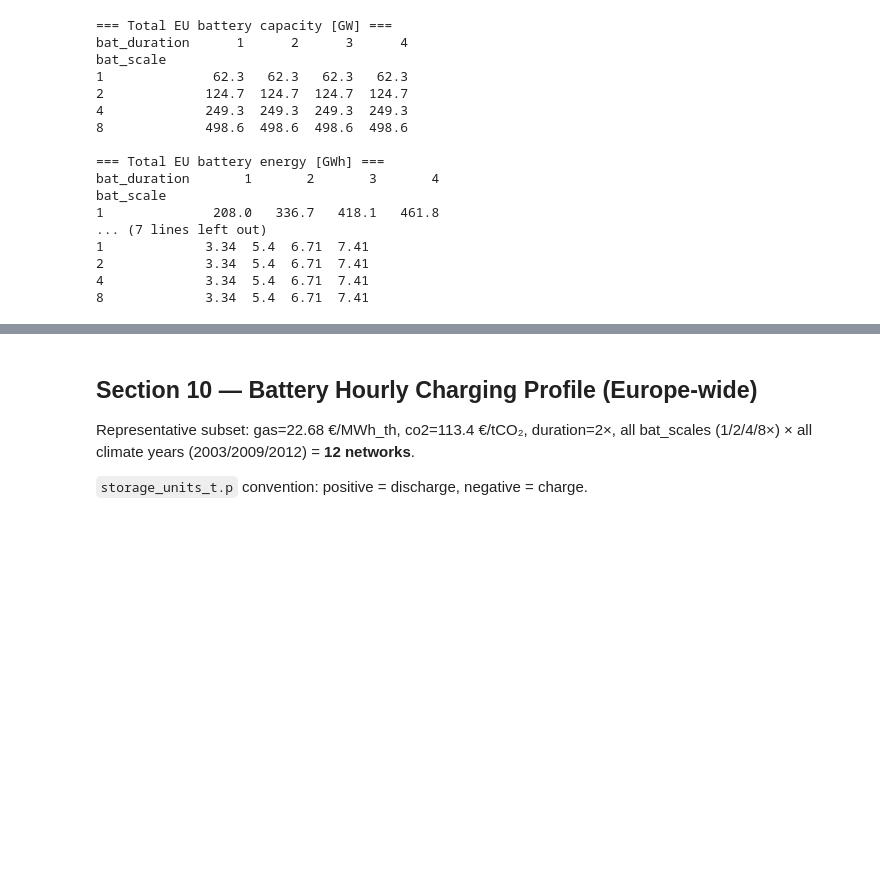
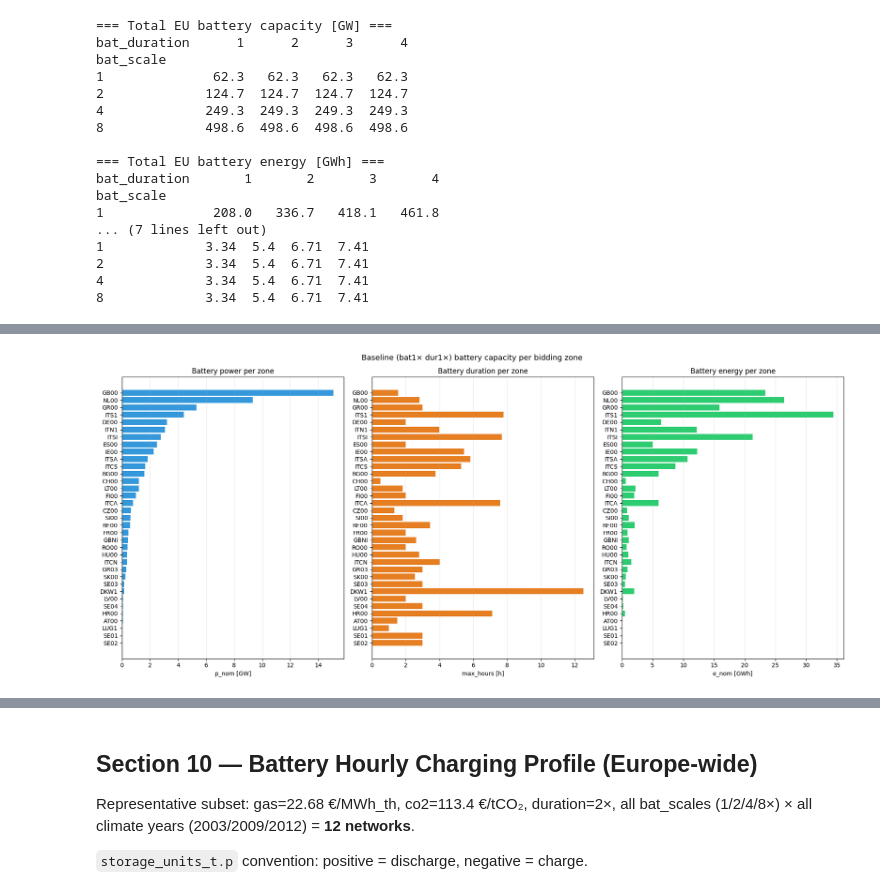
Before and after one commit to mizitean/tuke-thesis, a Jupyter notebook: scenario_analysis/battery_arbitrage_analysis.ipynb, the cells around one changed output, grey strips where cells are left out. Saved outputs shown, nothing was run; the diff lists cells and outputs as text; code cells hidden in the pictures; blank space fills up the shorter version.

```diff
--- a/scenario_analysis/battery_arbitrage_analysis.ipynb
+++ b/scenario_analysis/battery_arbitrage_analysis.ipynb
@@ -421,0 +493,82 @@ plt.show()
+# %%
+# Battery capacity overview: baseline
+bat_info_v = static_su[static_su.carrier.str.contains("battery", case=False)][["bus", "p_nom", "max_hours"]].copy()
+bat_info_v["e_nom"] = bat_info_v["p_nom"] * bat_info_v["max_hours"]
+zone_base = bat_info_v.groupby("bus").agg(
+    p_nom_mw=("p_nom", "sum"), max_hours_avg=("max_hours", "mean"), e_nom_mwh=("e_nom", "sum"),
+).sort_values("p_nom_mw", ascending=True)
+
+fig, axes = plt.subplots(1, 3, figsize=(18, 8))
+axes[0].barh(zone_base.index, zone_base["p_nom_mw"] / 1e3, color="#3498db")
+axes[0].set_xlabel("p_nom [GW]"); axes[0].set_title("Battery power per zone"); axes[0].grid(axis="x", alpha=0.3)
+axes[1].barh(zone_base.index, zone_base["max_hours_avg"], color="#e67e22")
+axes[1].set_xlabel("max_hours [h]"); axes[1].set_title("Battery duration per zone"); axes[1].grid(axis="x", alpha=0.3)
+axes[2].barh(zone_base.index, zone_base["e_nom_mwh"] / 1e3, color="#2ecc71")
+axes[2].set_xlabel("e_nom [GWh]"); axes[2].set_title("Battery energy per zone"); axes[2].grid(axis="x", alpha=0.3)
+fig.suptitle("Baseline (bat1× dur1×) battery capacity per bidding zone", fontsize=13)
+plt.tight_layout()
+plt.show()
+print(f"Baseline: p_nom={zone_base['p_nom_mw'].sum()/1e3:.1f} GW, e_nom={zone_base['e_nom_mwh'].sum()/1e3:.1f} GWh, avg max_hours={bat_info_v['max_hours'].mean():.2f}h")
+
+# --- All combinations: p_nom ---
+zone_order = zone_base.index.tolist()
+
+fig, axes = plt.subplots(4, 4, figsize=(20, 20), sharey=True)
+for ri, bs in enumerate([1, 2, 4, 8]):
+    for ci, dur in enumerate([1, 2, 3, 4]):
+        ax = axes[ri, ci]
+        df = bat_info_v.copy()
+        df["p_s"] = df["p_nom"] * bs
+        zp = df.groupby("bus")["p_s"].sum().reindex(zone_order) / 1e3
+        ax.barh(zone_order, zp.values, color="#3498db", height=0.7)
+        ax.grid(axis="x", alpha=0.3)
+        ax.text(0.95, 0.05, f"{zp.sum():.0f} GW", transform=ax.transAxes, ha="right", fontsize=8,
+                bbox=dict(boxstyle="round", facecolor="white", alpha=0.8))
+        if ri == 0: ax.set_title(f"dur{dur}×", fontsize=11, fontweight="bold")
+        if ci == 0: ax.set_ylabel(f"bat{bs}×", fontsize=10)
+        if ri == 3: ax.set_xlabel("p_nom [GW]")
+        ax.tick_params(axis="y", labelsize=6)
+fig.suptitle("Battery power (p_nom) per zone — does not change with duration", fontsize=13)
+plt.tight_layout(); plt.show()
+
+# --- All combinations: e_nom ---
+fig, axes = plt.subplots(4, 4, figsize=(20, 20), sharey=True)
+for ri, bs in enumerate([1, 2, 4, 8]):
+    for ci, dur in enumerate([1, 2, 3, 4]):
+        ax = axes[ri, ci]
+        df = bat_info_v.copy()
+        df["p_s"] = df["p_nom"] * bs
+        df["mh_s"] = df["max_hours"].apply(lambda mh: min(mh * dur, 8.0) if mh < 8.0 else mh)
+        df["e_s"] = df["p_s"] * df["mh_s"]
+        ze = df.groupby("bus")["e_s"].sum().reindex(zone_order) / 1e3
+        ax.barh(zone_order, ze.values, color="#2ecc71", height=0.7)
+        ax.grid(axis="x", alpha=0.3)
+        ax.text(0.95, 0.05, f"{ze.sum():.0f} GWh", transform=ax.transAxes, ha="right", fontsize=8,
+                bbox=dict(boxstyle="round", facecolor="white", alpha=0.8))
+        if ri == 0: ax.set_title(f"dur{dur}×", fontsize=11, fontweight="bold")
+        if ci == 0: ax.set_ylabel(f"bat{bs}×", fontsize=10)
+        if ri == 3: ax.set_xlabel("e_nom [GWh]")
+        ax.tick_params(axis="y", labelsize=6)
+fig.suptitle("Battery energy (e_nom = p_nom × max_hours) per zone", fontsize=13)
+plt.tight_layout(); plt.show()
+
+# --- All combinations: max_hours ---
+fig, axes = plt.subplots(4, 4, figsize=(20, 20), sharey=True)
+for ri, bs in enumerate([1, 2, 4, 8]):
+    for ci, dur in enumerate([1, 2, 3, 4]):
+        ax = axes[ri, ci]
+        df = bat_info_v.copy()
+        df["mh_s"] = df["max_hours"].apply(lambda mh: min(mh * dur, 8.0) if mh < 8.0 else mh)
+        zm = df.groupby("bus")["mh_s"].mean().reindex(zone_order)
+        ax.barh(zone_order, zm.values, color="#e67e22", height=0.7)
+        ax.grid(axis="x", alpha=0.3)
+        ax.text(0.95, 0.05, f"avg {zm.mean():.1f}h", transform=ax.transAxes, ha="right", fontsize=8,
+                bbox=dict(boxstyle="round", facecolor="white", alpha=0.8))
+        if ri == 0: ax.set_title(f"dur{dur}×", fontsize=11, fontweight="bold")
+        if ci == 0: ax.set_ylabel(f"bat{bs}×", fontsize=10)
+        if ri == 3: ax.set_xlabel("max_hours [h]")
+        ax.tick_params(axis="y", labelsize=6)
+fig.suptitle("Battery duration (max_hours) per zone — does not change with bat_scale", fontsize=13)
+plt.tight_layout(); plt.show()
+# %% [output]
+[figure, added]
```
Also changed, not shown: parts of 8 cells of this notebook, 3 other files.
